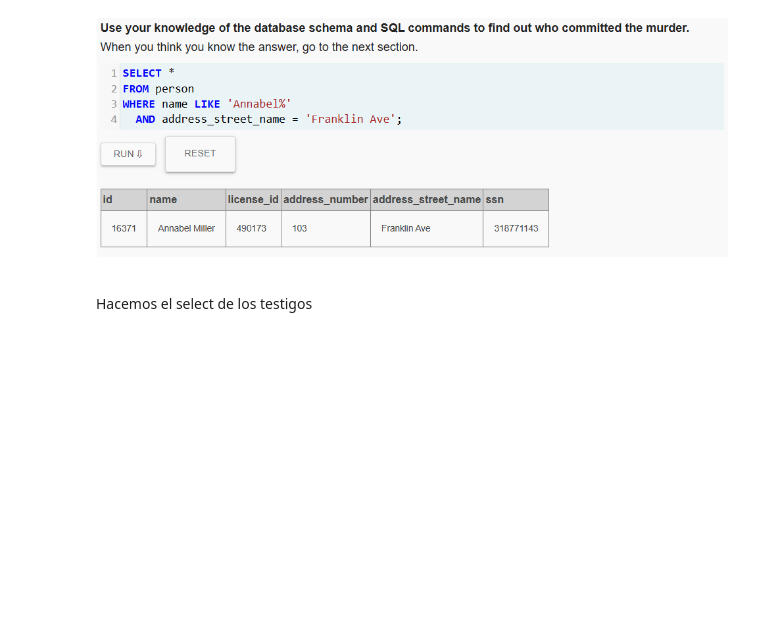
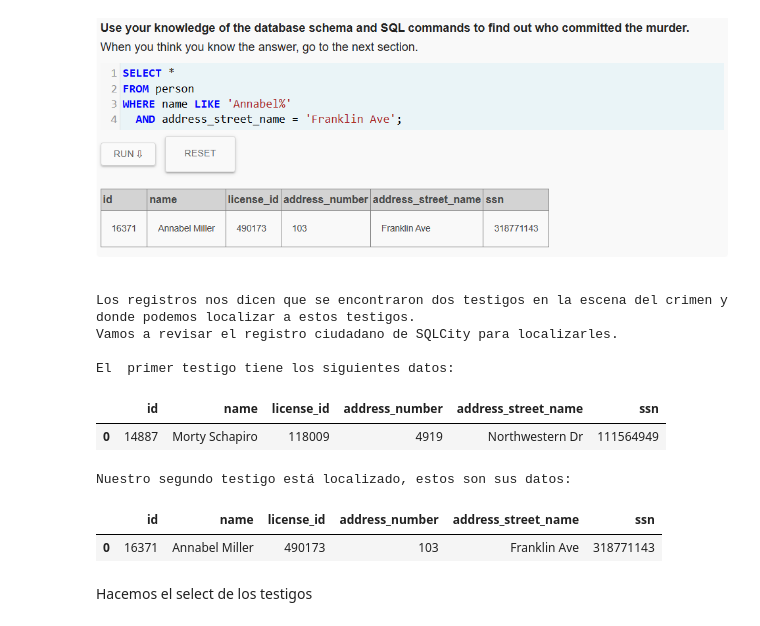
Before and after one commit to danmascarilla/Team-Challenge-2-SQL, a Jupyter notebook: Parte_I_SQL_Game.ipynb, the cells around one changed output. Cells and saved outputs as stored; diff of their text form; code cells hidden in the pictures; blank space fills up the shorter version.

```diff
--- a/Parte_I_SQL_Game.ipynb
+++ b/Parte_I_SQL_Game.ipynb
@@ -41,3 +41,18 @@ La presentación de ambas partes no debe superar los **15 minutos** de duración
 ![sql_game_schemma.png](attachment:sql_game_schemma.png)
 # %% [markdown]
 ### Resolución
+# %%
+import sqlite3
+import pandas as pd
+pd.set_option('display.max_colwidth', None)  # para ver el texto completo
+# %%
+connection = sqlite3.connect("./data/sql-murder-mystery.db")
+cursor_db = connection.cursor()
+def from_query_to_df(query):
+    cursor_db.execute(query)
+    resultado = cursor_db.fetchall()
+    columnas = [description[0] for description in cursor_db.description]
+
+    df = pd.DataFrame(resultado,columns=columnas)
+
+    return df
@@ -49,6 +81,46 @@ Nos da la pista de que uno vive en algun lugar parecido a "Franklin Ave" y se ll
 ![image.png](attachment:image.png)
 # %% [markdown]
 ![image.png](attachment:image.png)
+# %%
+'''Security footage shows that there were 2 witnesses.
+ The first witness lives at the last house on "Northwestern Dr".
+   The second witness, named Annabel, lives somewhere on "Franklin Ave".
+'''
+print("Los registros nos dicen que se encontraron dos testigos en la escena del crimen y donde podemos localizar a estos testigos.\n" \
+"Vamos a revisar el registro ciudadano de SQLCity para localizarles.\n")
+street_witness_1 = "Northwestern Dr"
+name_witness_2 = "Annabel"
+street_witness_2 = "Franklin Ave"
+table_citizens = 'person'
+query = f'''
+select * from {table_citizens}
+WHERE address_street_name LIKE "%{street_witness_1}%"
+AND address_number = (SELECT MAX(address_number) FROM {table_citizens} WHERE address_street_name LIKE "%{street_witness_1}%")
+order by address_number DESC
+'''
+witness_1 = from_query_to_df(query)
+# witness_1 = witness_1.iloc[0]
+print("El  primer testigo tiene los siguientes datos: \n")
+display(witness_1)
+
+query = f'''
+select * from {table_citizens}
+WHERE address_street_name LIKE "%{street_witness_2}%"
+AND name LIKE "%{name_witness_2}%"
+'''
+witness_2 = from_query_to_df(query)
+print("Nuestro segundo testigo está localizado, estos son sus datos: \n")
+display(witness_2)
+# %% [output]
+Los registros nos dicen que se encontraron dos testigos en la escena del crimen y donde podemos localizar a estos testigos.
+Vamos a revisar el registro ciudadano de SQLCity para localizarles.
+
+El  primer testigo tiene los siguientes datos:
+|  | id | name | license_id | address_number | address_street_name | ssn |
+| 0 | 14887 | Morty Schapiro | 118009 | 4919 | Northwestern Dr | 111564949 |
+Nuestro segundo testigo está localizado, estos son sus datos:
+|  | id | name | license_id | address_number | address_street_name | ssn |
+| 0 | 16371 | Annabel Miller | 490173 | 103 | Franklin Ave | 318771143 |
 # %% [markdown]
 Hacemos el select de los testigos
 # %% [markdown]
```
Also changed, not shown: parts of 4 cells of this notebook, 1 other file.
